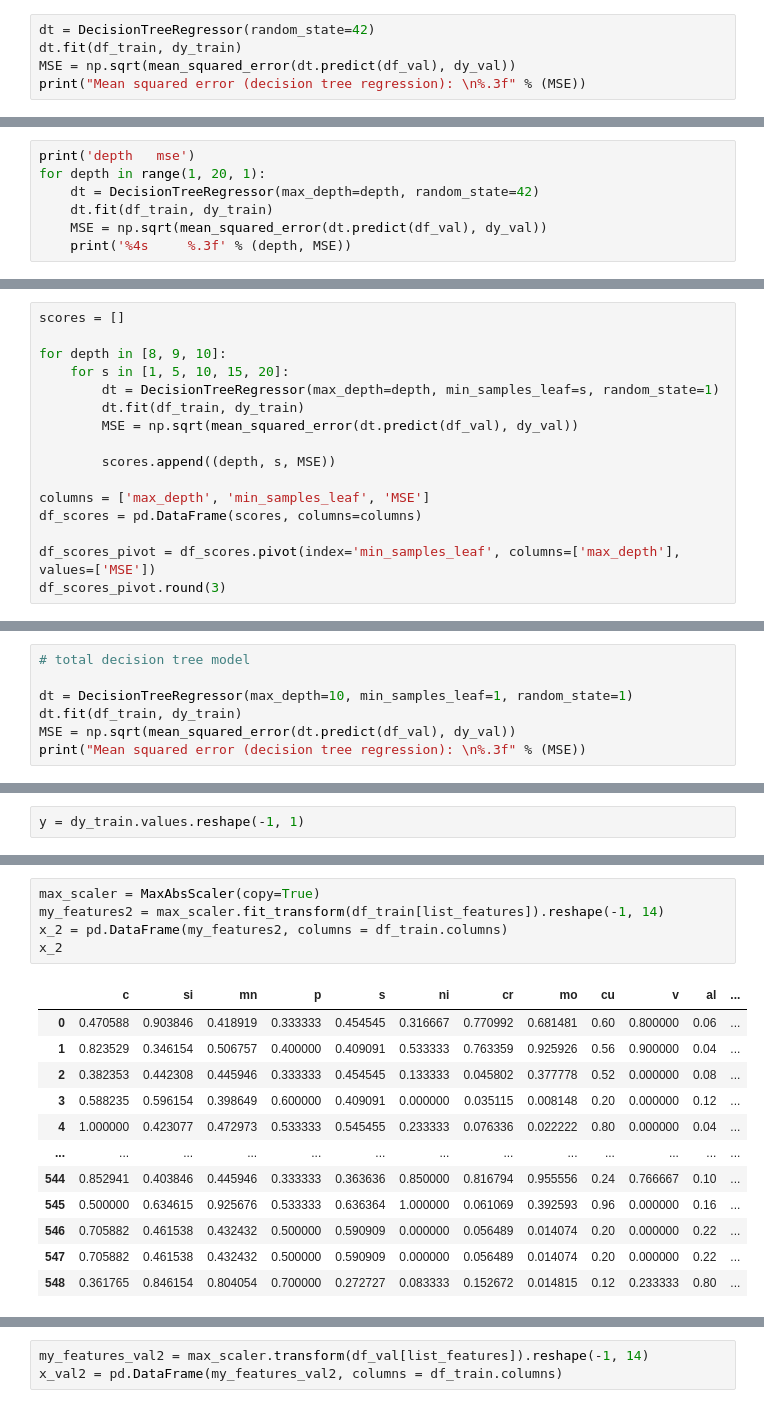
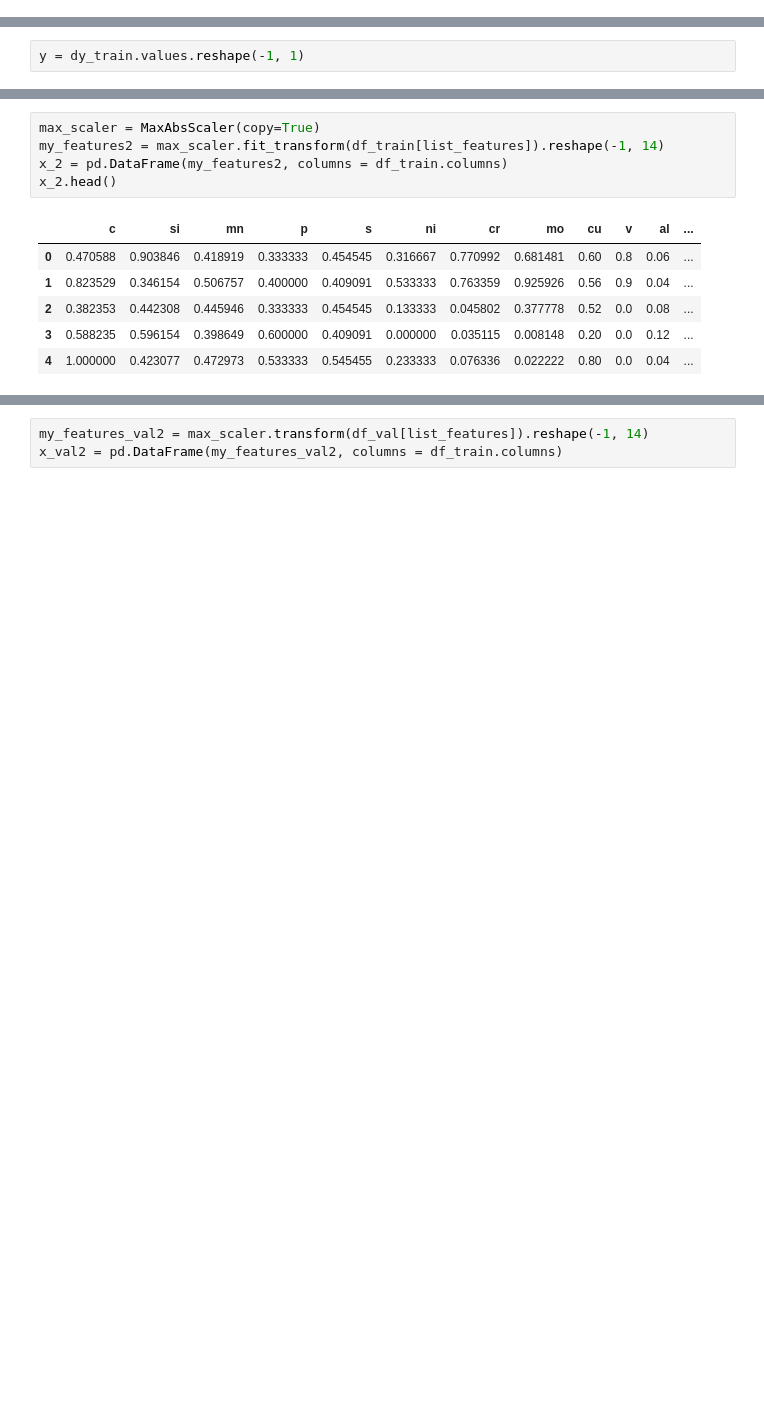
Before and after one commit to ElenaNKn/feature_inportance_methods, a Jupyter notebook: notebook.ipynb, the cells around one changed output, grey strips where cells are left out. Drawn from its saved outputs; the diff is of its cells as text; blank space fills up the shorter version.

```diff
--- a/notebook.ipynb
+++ b/notebook.ipynb
@@ -136,5 +82,0 @@ from sklearn.tree import DecisionTreeRegressor
-# %%
-dt = DecisionTreeRegressor(random_state=42)
-dt.fit(df_train, dy_train)
-MSE = np.sqrt(mean_squared_error(dt.predict(df_val), dy_val))
-print("Mean squared error (decision tree regression): \n%.3f" % (MSE))
@@ -144,7 +82,0 @@ Mean squared error (decision tree regression):
-# %%
-print('depth   mse')
-for depth in range(1, 20, 1):
-    dt = DecisionTreeRegressor(max_depth=depth, random_state=42)
-    dt.fit(df_train, dy_train)
-    MSE = np.sqrt(mean_squared_error(dt.predict(df_val), dy_val))
-    print('%4s     %.3f' % (depth, MSE))
@@ -174,16 +82,0 @@ From the results obtained we'll choose depth = [8, 10]. Now let's find optimal m
-# %%
-scores = []
-
-for depth in [8, 9, 10]:
-    for s in [1, 5, 10, 15, 20]:
-        dt = DecisionTreeRegressor(max_depth=depth, min_samples_leaf=s, random_state=1)
-        dt.fit(df_train, dy_train)
-        MSE = np.sqrt(mean_squared_error(dt.predict(df_val), dy_val))
-
-        scores.append((depth, s, MSE))
-
-columns = ['max_depth', 'min_samples_leaf', 'MSE']
-df_scores = pd.DataFrame(scores, columns=columns)
-
-df_scores_pivot = df_scores.pivot(index='min_samples_leaf', columns=['max_depth'], values=['MSE'])
-df_scores_pivot.round(3)
@@ -199,7 +82,0 @@ df_scores_pivot.round(3)
-# %%
-# total decision tree model
-
-dt = DecisionTreeRegressor(max_depth=10, min_samples_leaf=1, random_state=1)
-dt.fit(df_train, dy_train)
-MSE = np.sqrt(mean_squared_error(dt.predict(df_val), dy_val))
-print("Mean squared error (decision tree regression): \n%.3f" % (MSE))
@@ -326,18 +124,12 @@ y_val = dy_val.values.reshape(-1, 1)
 # %%
 max_scaler = MaxAbsScaler(copy=True)
 my_features2 = max_scaler.fit_transform(df_train[list_features]).reshape(-1, 14)
 x_2 = pd.DataFrame(my_features2, columns = df_train.columns)
-x_2
+x_2.head()
 # %% [output]
 |  | c | si | mn | p | s | ni | cr | mo | cu | v | al | ... |
-| 0 | 0.470588 | 0.903846 | 0.418919 | 0.333333 | 0.454545 | 0.316667 | 0.770992 | 0.681481 | 0.60 | 0.800000 | 0.06 | ... |
-| 1 | 0.823529 | 0.346154 | 0.506757 | 0.400000 | 0.409091 | 0.533333 | 0.763359 | 0.925926 | 0.56 | 0.900000 | 0.04 | ... |
-| 2 | 0.382353 | 0.442308 | 0.445946 | 0.333333 | 0.454545 | 0.133333 | 0.045802 | 0.377778 | 0.52 | 0.000000 | 0.08 | ... |
-| 3 | 0.588235 | 0.596154 | 0.398649 | 0.600000 | 0.409091 | 0.000000 | 0.035115 | 0.008148 | 0.20 | 0.000000 | 0.12 | ... |
-| 4 | 1.000000 | 0.423077 | 0.472973 | 0.533333 | 0.545455 | 0.233333 | 0.076336 | 0.022222 | 0.80 | 0.000000 | 0.04 | ... |
-| ... | ... | ... | ... | ... | ... | ... | ... | ... | ... | ... | ... | ... |
-| 544 | 0.852941 | 0.403846 | 0.445946 | 0.333333 | 0.363636 | 0.850000 | 0.816794 | 0.955556 | 0.24 | 0.766667 | 0.10 | ... |
-| 545 | 0.500000 | 0.634615 | 0.925676 | 0.533333 | 0.636364 | 1.000000 | 0.061069 | 0.392593 | 0.96 | 0.000000 | 0.16 | ... |
-| 546 | 0.705882 | 0.461538 | 0.432432 | 0.500000 | 0.590909 | 0.000000 | 0.056489 | 0.014074 | 0.20 | 0.000000 | 0.22 | ... |
-| 547 | 0.705882 | 0.461538 | 0.432432 | 0.500000 | 0.590909 | 0.000000 | 0.056489 | 0.014074 | 0.20 | 0.000000 | 0.22 | ... |
-| 548 | 0.361765 | 0.846154 | 0.804054 | 0.700000 | 0.272727 | 0.083333 | 0.152672 | 0.014815 | 0.12 | 0.233333 | 0.80 | ... |
+| 0 | 0.470588 | 0.903846 | 0.418919 | 0.333333 | 0.454545 | 0.316667 | 0.770992 | 0.681481 | 0.60 | 0.8 | 0.06 | ... |
+| 1 | 0.823529 | 0.346154 | 0.506757 | 0.400000 | 0.409091 | 0.533333 | 0.763359 | 0.925926 | 0.56 | 0.9 | 0.04 | ... |
+| 2 | 0.382353 | 0.442308 | 0.445946 | 0.333333 | 0.454545 | 0.133333 | 0.045802 | 0.377778 | 0.52 | 0.0 | 0.08 | ... |
+| 3 | 0.588235 | 0.596154 | 0.398649 | 0.600000 | 0.409091 | 0.000000 | 0.035115 | 0.008148 | 0.20 | 0.0 | 0.12 | ... |
+| 4 | 1.000000 | 0.423077 | 0.472973 | 0.533333 | 0.545455 | 0.233333 | 0.076336 | 0.022222 | 0.80 | 0.0 | 0.04 | ... |
```
Also changed, not shown: parts of 74 cells of this notebook.
